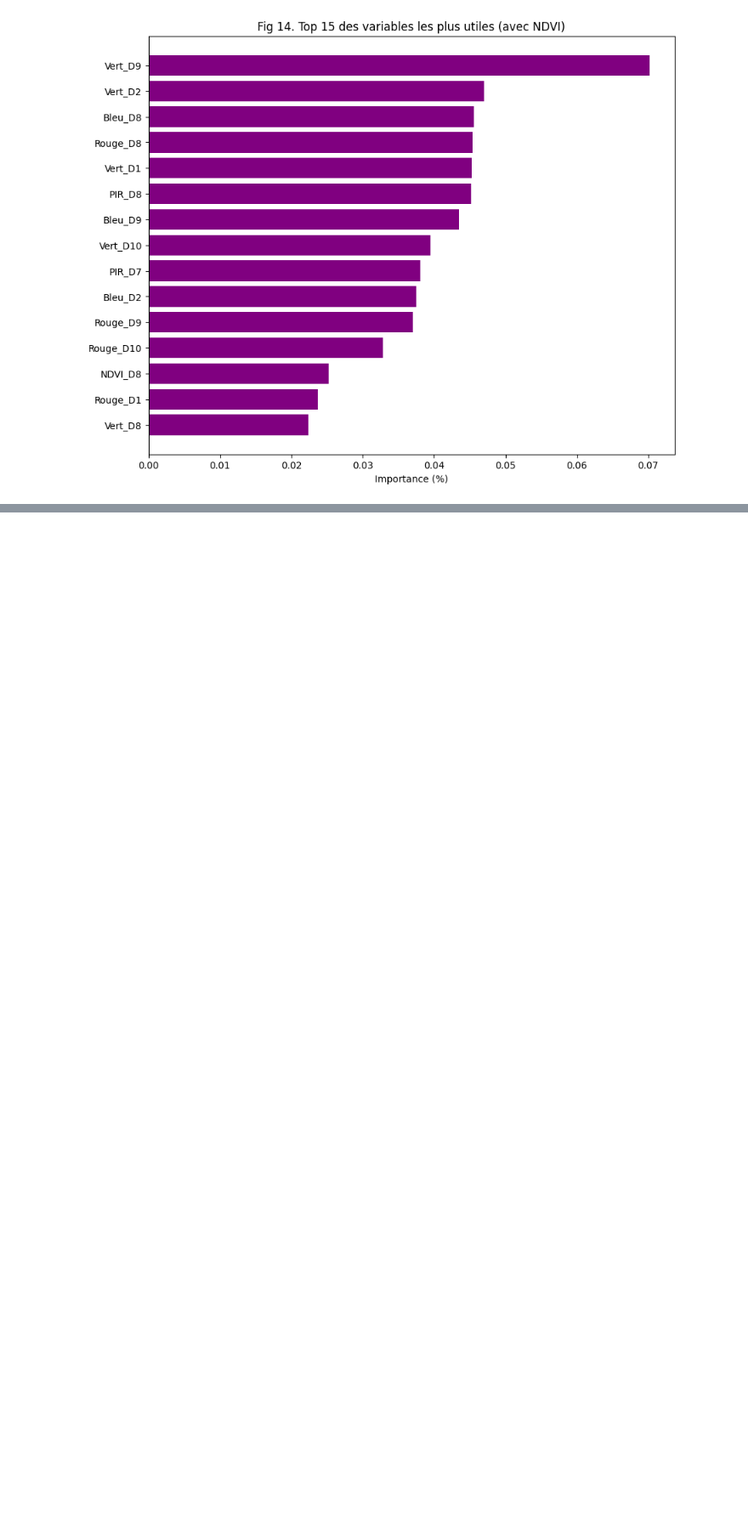
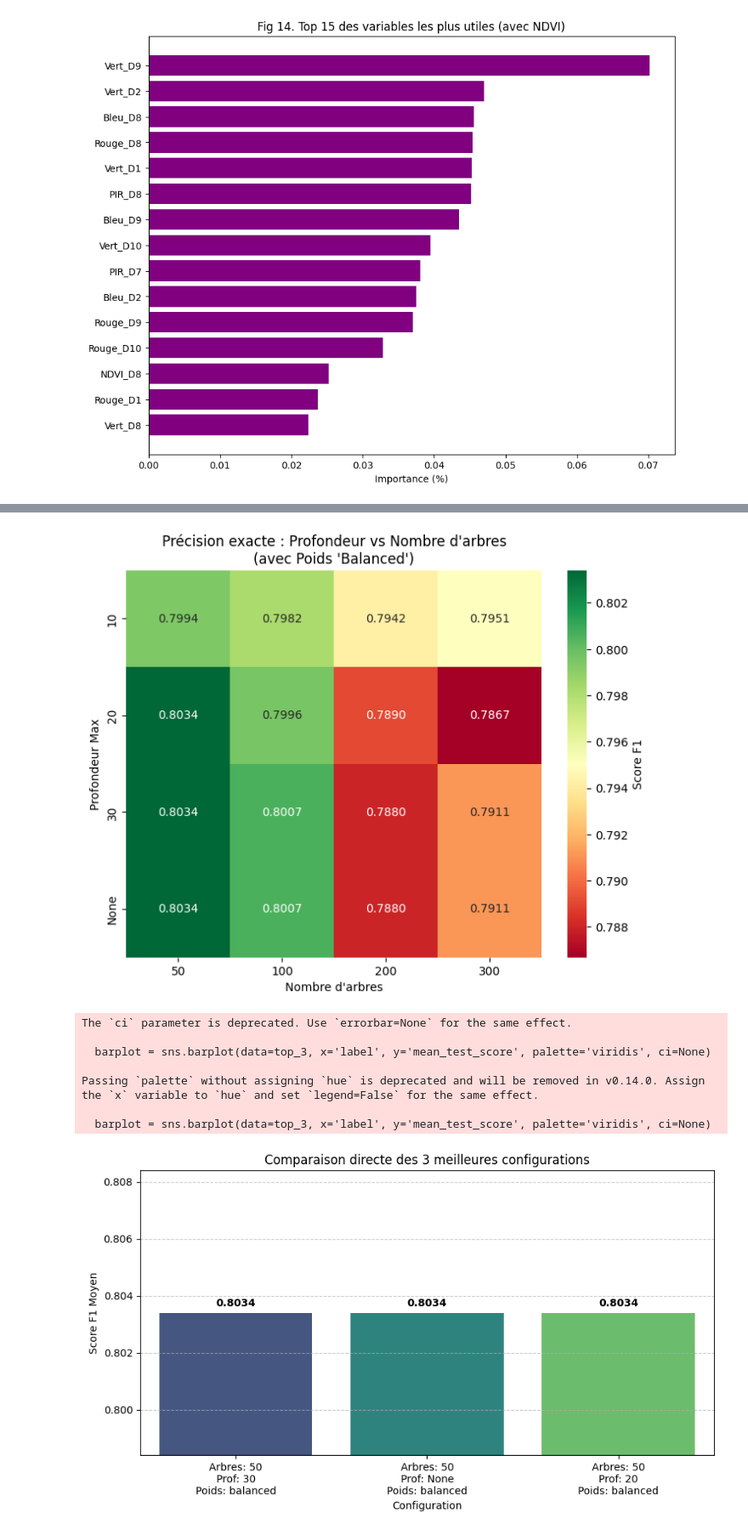
Before and after one commit to Matteolng/projet_teledec, a Jupyter notebook: notebook/notebook_teledec.ipynb, the cells around one changed output, grey strips where cells are left out. Shown at 85% size. Saved outputs shown, nothing was run; the diff lists cells and outputs as text; code cells hidden in the pictures; blank space fills up the shorter version.

```diff
--- a/notebook/notebook_teledec.ipynb
+++ b/notebook/notebook_teledec.ipynb
@@ -1112,0 +1406,79 @@ Passing `palette` without assigning `hue` is deprecated and will be removed in v
+# %%
+import pandas as pd
+import seaborn as sns
+import matplotlib.pyplot as plt
+import numpy as np
+
+# 1. Préparation des données (On reprend les résultats du GridSearch précédent)
+# Si tu as relancé le notebook, assure-toi que 'grid_search' est bien exécuté avant.
+results = pd.DataFrame(grid_search.cv_results_)
+
+# Nettoyage pour l'affichage (remplacer None par le texte "None")
+results['param_max_depth'] = results['param_max_depth'].fillna('None').astype(str)
+results['param_class_weight'] = results['param_class_weight'].fillna('None').astype(str)
+
+# ==============================================================================
+# OPTION 1 : LA HEATMAP (Le graphique "écrit")
+# ==============================================================================
+# On fixe class_weight à 'balanced' car on sait que c'est mieux (vu avant)
+# On compare donc précisément : n_estimators VS max_depth
+subset = results[results['param_class_weight'] == 'balanced']
+
+# Création de la matrice pour la heatmap
+pivot_table = subset.pivot_table(
+    values='mean_test_score',
+    index='param_max_depth',
+    columns='param_n_estimators'
+)
+
+plt.figure(figsize=(8, 6))
+# annot=True écrit les chiffres dans les cases, fmt=".4f" donne 4 chiffres après la virgule
+sns.heatmap(pivot_table, annot=True, cmap='RdYlGn', fmt=".4f", cbar_kws={'label': 'Score F1'})
+plt.title("Précision exacte : Profondeur vs Nombre d'arbres\n(avec Poids 'Balanced')")
+plt.ylabel("Profondeur Max")
+plt.xlabel("Nombre d'arbres")
+plt.show()
+
+
+# ==============================================================================
+# OPTION 2 : COMPARAISON DES 3 MEILLEURS MODÈLES (Le "Podium")
+# ==============================================================================
+# On trie pour trouver les 3 meilleurs scores
+top_3 = results.sort_values(by='mean_test_score', ascending=False).head(3)
+
+# On crée une étiquette lisible pour chaque modèle (ex: "Trees:100, Depth:30")
+top_3['label'] = (
+    "Arbres: " + top_3['param_n_estimators'].astype(str) +
+    "\nProf: " + top_3['param_max_depth'] +
+    "\nPoids: " + top_3['param_class_weight']
+)
+
+plt.figure(figsize=(10, 5))
+# Barplot avec intervalle de confiance (barre noire) pour voir la stabilité
+barplot = sns.barplot(data=top_3, x='label', y='mean_test_score', palette='viridis', ci=None)
+
+# Ajout du texte exact au-dessus des barres
+for p in barplot.patches:
+    barplot.annotate(format(p.get_height(), '.4f'),
+                     (p.get_x() + p.get_width() / 2., p.get_height()),
+                     ha = 'center', va = 'center',
+                     xytext = (0, 9),
+                     textcoords = 'offset points',
+                     fontweight='bold')
+
+plt.title("Comparaison directe des 3 meilleures configurations")
+plt.xlabel("Configuration")
+plt.ylabel("Score F1 Moyen")
+plt.ylim(top_3['mean_test_score'].min() - 0.005, top_3['mean_test_score'].max() + 0.005) # Zoomer sur le haut
+plt.grid(axis='y', linestyle='--', alpha=0.7)
+plt.show()
+# %% [output]
+[figure, added]
+The `ci` parameter is deprecated. Use `errorbar=None` for the same effect.
+
+  barplot = sns.barplot(data=top_3, x='label', y='mean_test_score', palette='viridis', ci=None)
+
+Passing `palette` without assigning `hue` is deprecated and will be removed in v0.14.0. Assign the `x` variable to `hue` and set `legend=False` for the same effect.
+
+  barplot = sns.barplot(data=top_3, x='label', y='mean_test_score', palette='viridis', ci=None)
+[figure, added]
```
Also changed, not shown: parts of 4 cells of this notebook.
